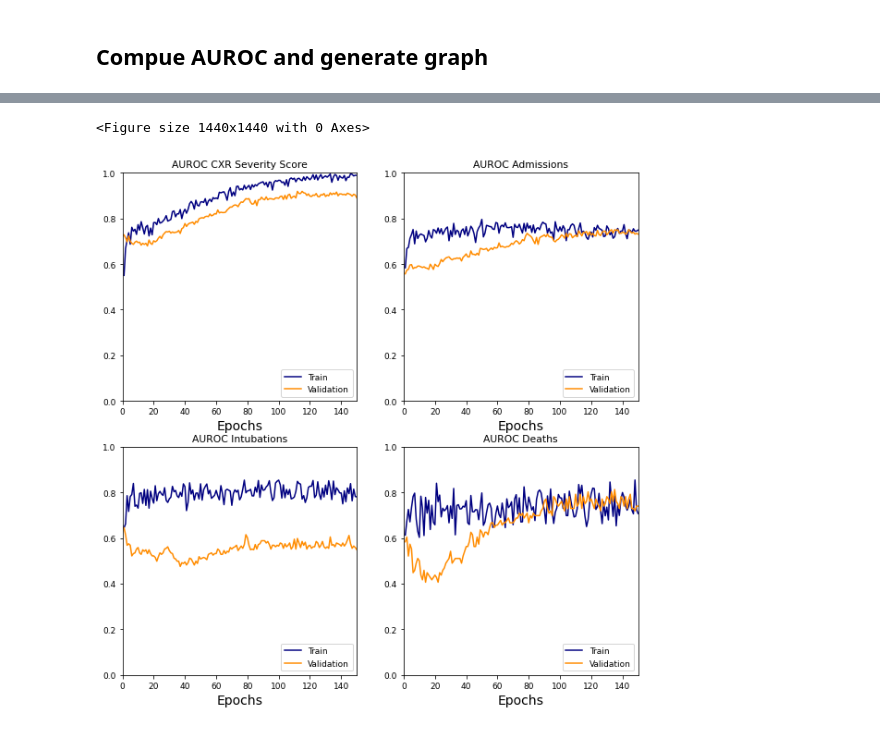
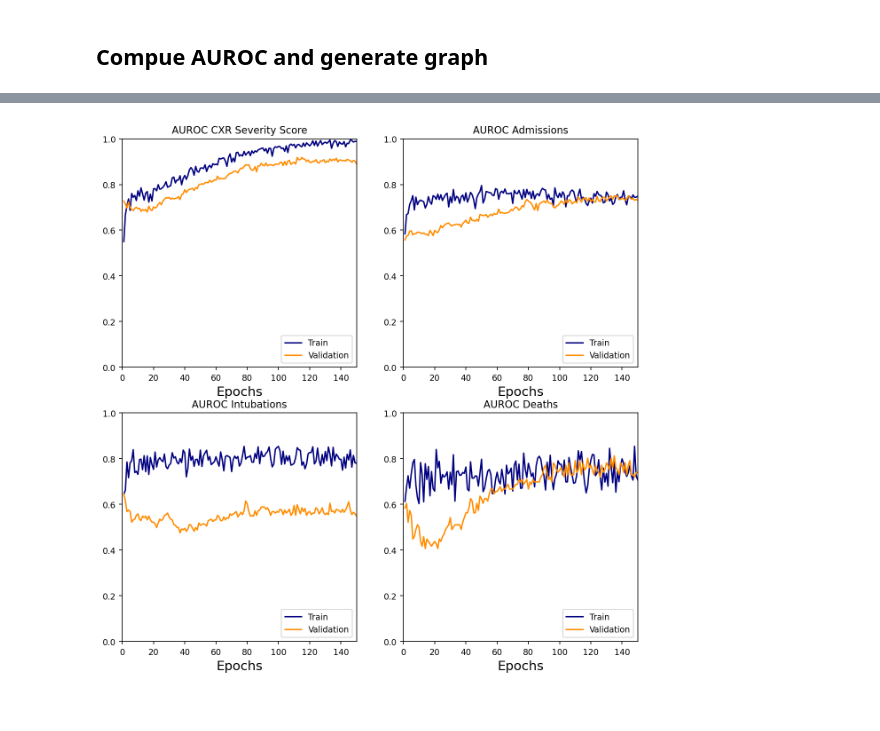
Before and after one commit to aisinai/covid19_cxr, a Jupyter notebook: test_model.ipynb, the cells around one changed output, grey strips where cells are left out. Cells and saved outputs as stored; diff of their text form; code cells hidden in the pictures.

```diff
--- a/test_model.ipynb
+++ b/test_model.ipynb
@@ -309,13 +478,12 @@ fig.show()
 # %%
 font = {'size': 9}
 plt.rc('font', **font)
-fig = plt.figure(figsize=(20, 20))
 
 epochs = range(1, 150 + 1)
 aurocs = torch.load("/home/aisinai/work/covid19/densenet121/20200507/score3/aurocs.pt")
 aurocs = aurocs[:,0:150]
 
-fig = plt.figure(figsize=(10, 10))
+fig = plt.figure(figsize=(10, 10), dpi=dpi/2)
 latest_epoch = 150
 
 ymin = 0
@@ -326,35 +494,34 @@ ax1.legend(["Train", "Validation"], loc="lower right")
 ax1.set_title('AUROC CXR Severity Score')
 ax1.set_xlabel('Epochs', fontsize=fontsize)
 ax1.axis(xmin=0, xmax=latest_epoch, ymin=ymin, ymax=1)
 
 ax2 = fig.add_subplot(222)
 ax2.plot(epochs, aurocs[0, :, 1], '-', color='navy')
 ax2.plot(epochs, aurocs[1, :, 1], '-', color='darkorange')
 ax2.legend(["Train", "Validation"], loc="lower right")
 ax2.set_title('AUROC Admissions')
 ax2.set_xlabel('Epochs', fontsize=fontsize)
 ax2.axis(xmin=0, xmax=latest_epoch, ymin=ymin, ymax=1)
 
 ax3 = fig.add_subplot(223)
 ax3.plot(epochs, aurocs[0, :, 2], '-', color='navy')
 ax3.plot(epochs, aurocs[1, :, 2], '-', color='darkorange')
 ax3.legend(["Train", "Validation"], loc="lower right")
 ax3.set_title('AUROC Intubations')
 ax3.set_xlabel('Epochs', fontsize=fontsize)
 ax3.axis(xmin=0, xmax=latest_epoch, ymin=ymin, ymax=1)
 
 ax4 = fig.add_subplot(224)
 ax4.plot(epochs, aurocs[0, :, 3], '-', color='navy')
 ax4.plot(epochs, aurocs[1, :, 3], '-', color='darkorange')
 ax4.legend(["Train", "Validation"], loc="lower right")
 ax4.set_title('AUROC Deaths')
 ax4.set_xlabel('Epochs', fontsize=fontsize)
 ax4.axis(xmin=0, xmax=latest_epoch, ymin=ymin, ymax=1)
 
 plt.show()
 # %% [output]
-<Figure size 1440x1440 with 0 Axes>
-[figure, old version]
+[figure, new version]
 # %%
 epochs = range(1, 150 + 1)
 losses = torch.load("/home/aisinai/work/covid19/densenet121/20200507/admit3/losses.pt")
```
Also changed, not shown: parts of 20 cells of this notebook, 11 other files.
